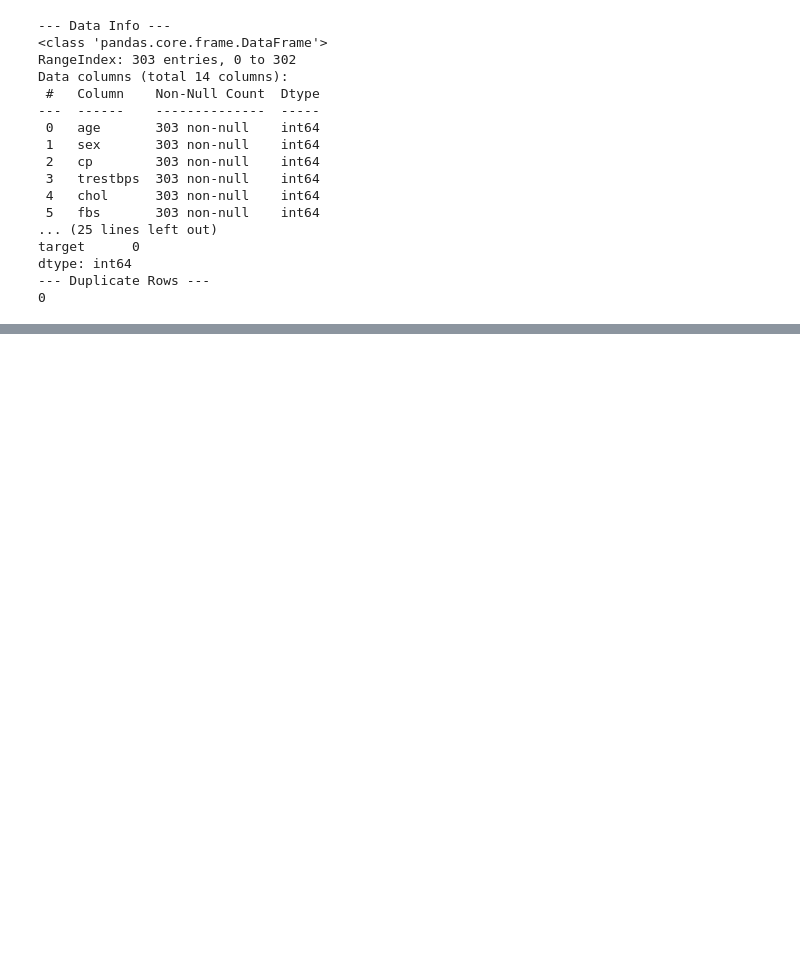
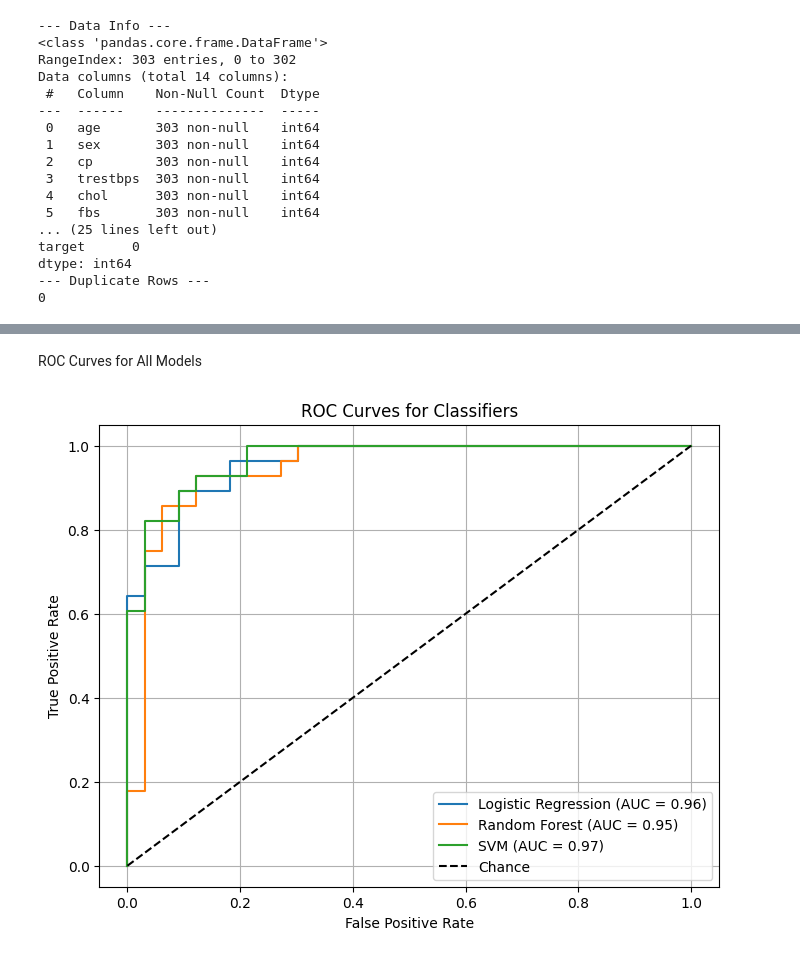
Before and after one commit to v-gapsys/PP4, a Jupyter notebook: Heart_Disease_Classification_Project.ipynb, the cells around one changed output, grey strips where cells are left out. Drawn from its saved outputs; the diff is of its cells as text; code cells hidden in the pictures; blank space fills up the shorter version.

```diff
--- a/Heart_Disease_Classification_Project.ipynb
+++ b/Heart_Disease_Classification_Project.ipynb
@@ -502,0 +260,32 @@ plt.show()
+# %% [markdown]
+ROC Curves for All Models
+# %%
+plt.figure(figsize=(8, 6))
+
+y_score_logreg = grid_logreg.best_estimator_.predict_proba(X_test)[:, 1]
+fpr_logreg, tpr_logreg, _ = roc_curve(y_test, y_score_logreg)
+roc_auc_logreg = auc(fpr_logreg, tpr_logreg)
+plt.plot(fpr_logreg, tpr_logreg, label=f'Logistic Regression (AUC = {roc_auc_logreg:.2f})')
+
+y_score_rf = grid_rf.best_estimator_.predict_proba(X_test)[:, 1]
+fpr_rf, tpr_rf, _ = roc_curve(y_test, y_score_rf)
+roc_auc_rf = auc(fpr_rf, tpr_rf)
+plt.plot(fpr_rf, tpr_rf, label=f'Random Forest (AUC = {roc_auc_rf:.2f})')
+
+if hasattr(grid_svm.best_estimator_, "predict_proba"):
+    y_score_svm = grid_svm.best_estimator_.predict_proba(X_test)[:, 1]
+else:
+    y_score_svm = grid_svm.best_estimator_.decision_function(X_test)
+fpr_svm, tpr_svm, _ = roc_curve(y_test, y_score_svm)
+roc_auc_svm = auc(fpr_svm, tpr_svm)
+plt.plot(fpr_svm, tpr_svm, label=f'SVM (AUC = {roc_auc_svm:.2f})')
+
+plt.plot([0, 1], [0, 1], 'k--', label='Chance')
+plt.xlabel('False Positive Rate')
+plt.ylabel('True Positive Rate')
+plt.title('ROC Curves for Classifiers')
+plt.legend(loc='lower right')
+plt.grid(True)
+plt.show()
+# %% [output]
+[figure, added]
```
Also changed, not shown: parts of 53 cells of this notebook.
